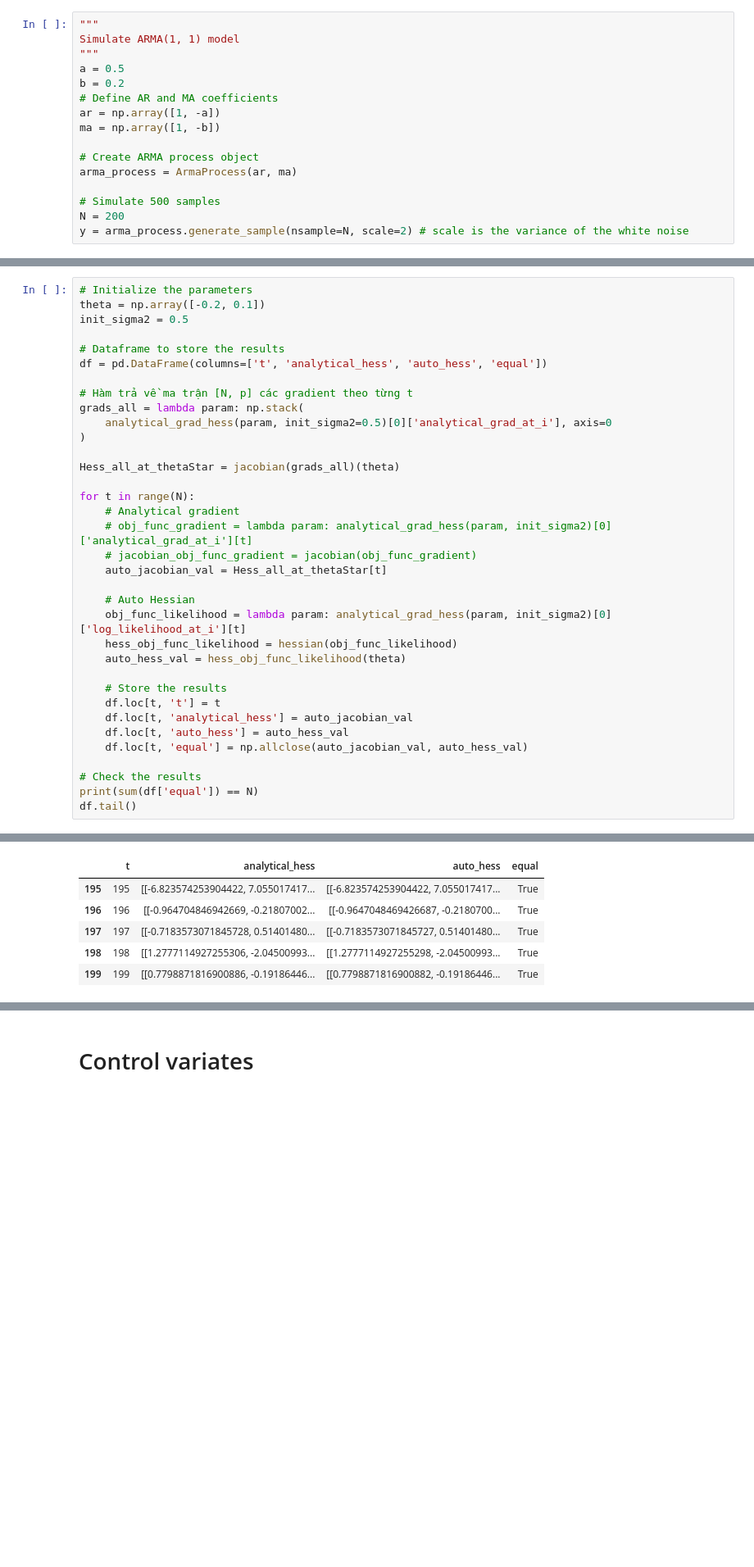
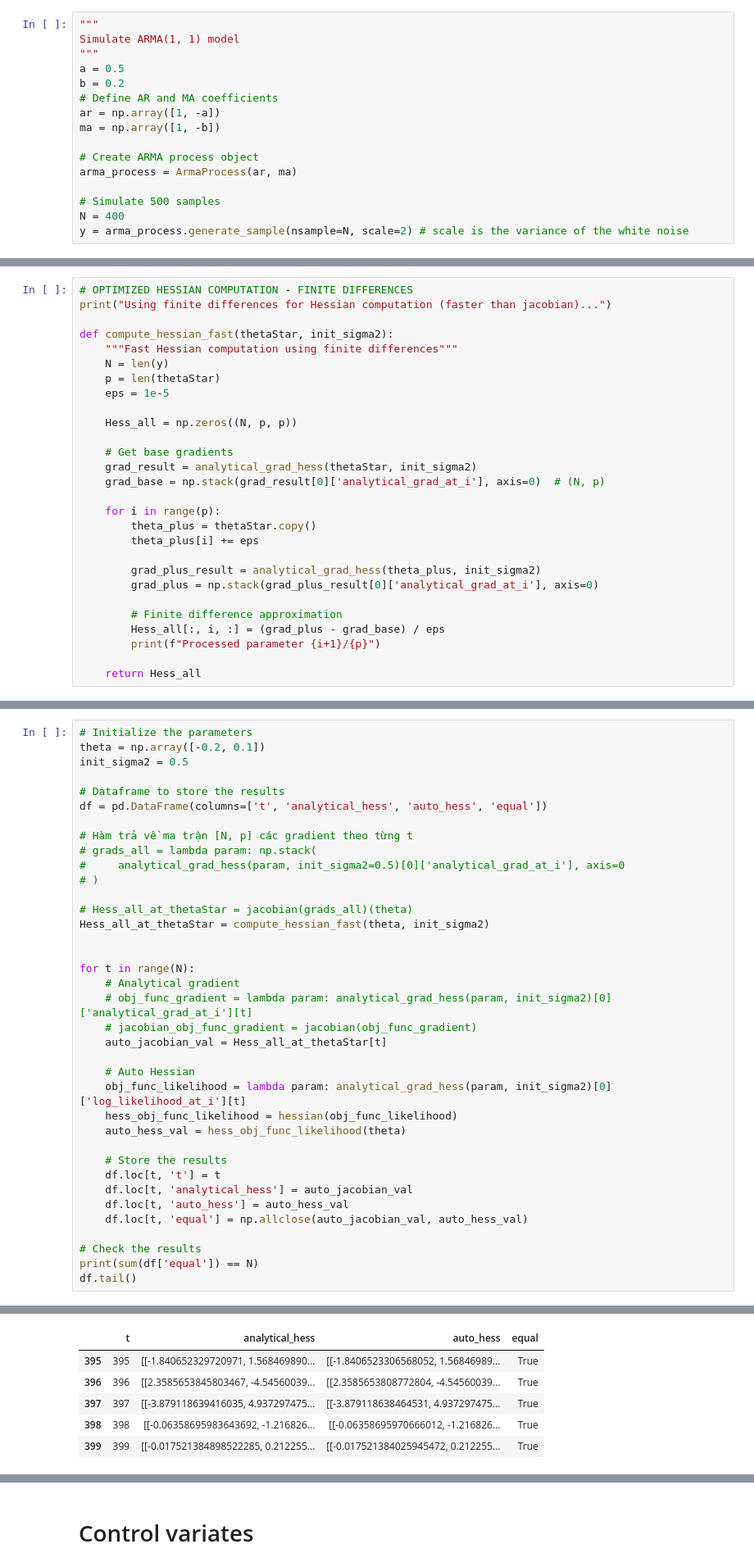
Before and after one commit to thangtm58/winston-uts-research, a Jupyter notebook: arma_loglikelihood_hessian.ipynb, the cells around one changed output, grey strips where cells are left out. Shown: that part at 82% size. Drawn from its saved outputs; the diff is of its cells as text; blank space fills up the shorter version.

Commit message:
adjust code calculating hessian by finite difference

```diff
--- a/arma_loglikelihood_hessian.ipynb
+++ b/arma_loglikelihood_hessian.ipynb
@@ -21,5 +21,5 @@ ma = np.array([1, -b])
 arma_process = ArmaProcess(ar, ma)
 
 # Simulate 500 samples
-N = 200
+N = 400
 y = arma_process.generate_sample(nsample=N, scale=2) # scale is the variance of the white noise
@@ -194,0 +245,28 @@ True
+# %%
+# OPTIMIZED HESSIAN COMPUTATION - FINITE DIFFERENCES
+print("Using finite differences for Hessian computation (faster than jacobian)...")
+
+def compute_hessian_fast(thetaStar, init_sigma2):
+    """Fast Hessian computation using finite differences"""
+    N = len(y)
+    p = len(thetaStar)
+    eps = 1e-5
+
+    Hess_all = np.zeros((N, p, p))
+
+    # Get base gradients
+    grad_result = analytical_grad_hess(thetaStar, init_sigma2)
+    grad_base = np.stack(grad_result[0]['analytical_grad_at_i'], axis=0)  # (N, p)
+
+    for i in range(p):
+        theta_plus = thetaStar.copy()
+        theta_plus[i] += eps
+
+        grad_plus_result = analytical_grad_hess(theta_plus, init_sigma2)
+        grad_plus = np.stack(grad_plus_result[0]['analytical_grad_at_i'], axis=0)
+
+        # Finite difference approximation
+        Hess_all[:, i, :] = (grad_plus - grad_base) / eps
+        print(f"Processed parameter {i+1}/{p}")
+
+    return Hess_all
@@ -201,11 +507,13 @@ init_sigma2 = 0.5
 df = pd.DataFrame(columns=['t', 'analytical_hess', 'auto_hess', 'equal'])
 
 # Hàm trả về ma trận [N, p] các gradient theo từng t
-grads_all = lambda param: np.stack(
-    analytical_grad_hess(param, init_sigma2=0.5)[0]['analytical_grad_at_i'], axis=0
-)
+# grads_all = lambda param: np.stack(
+#     analytical_grad_hess(param, init_sigma2=0.5)[0]['analytical_grad_at_i'], axis=0
+# )
 
-Hess_all_at_thetaStar = jacobian(grads_all)(theta)
+# Hess_all_at_thetaStar = jacobian(grads_all)(theta)
+Hess_all_at_thetaStar = compute_hessian_fast(theta, init_sigma2)
+
 
 for t in range(N):
     # Analytical gradient
@@ -231,7 +541,7 @@ df.tail()
 True
 |  | t | analytical_hess | auto_hess | equal |
-| 195 | 195 | [[-6.823574253904422, 7.055017417... | [[-6.823574253904422, 7.055017417... | True |
-| 196 | 196 | [[-0.964704846942669, -0.21807002... | [[-0.9647048469426687, -0.2180700... | True |
-| 197 | 197 | [[-0.7183573071845728, 0.51401480... | [[-0.7183573071845727, 0.51401480... | True |
-| 198 | 198 | [[1.2777114927255306, -2.04500993... | [[1.2777114927255298, -2.04500993... | True |
-| 199 | 199 | [[0.7798871816900886, -0.19186446... | [[0.7798871816900882, -0.19186446... | True |
+| 395 | 395 | [[-1.840652329720971, 1.568469890... | [[-1.8406523306568052, 1.56846989... | True |
+| 396 | 396 | [[2.3585653845803467, -4.54560039... | [[2.3585653808772804, -4.54560039... | True |
+| 397 | 397 | [[-3.879118639416035, 4.937297475... | [[-3.879118638464531, 4.937297475... | True |
+| 398 | 398 | [[-0.06358695983643692, -1.216826... | [[-0.06358695970666012, -1.216826... | True |
+| 399 | 399 | [[-0.017521384898522285, 0.212255... | [[-0.017521384025945472, 0.212255... | True |
```
Also changed, not shown: parts of 17 cells of this notebook.
